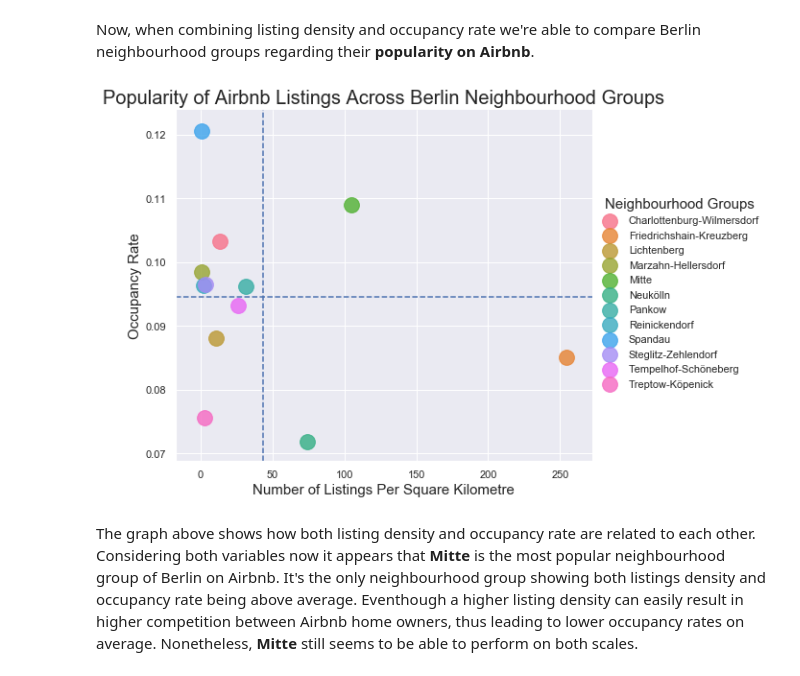
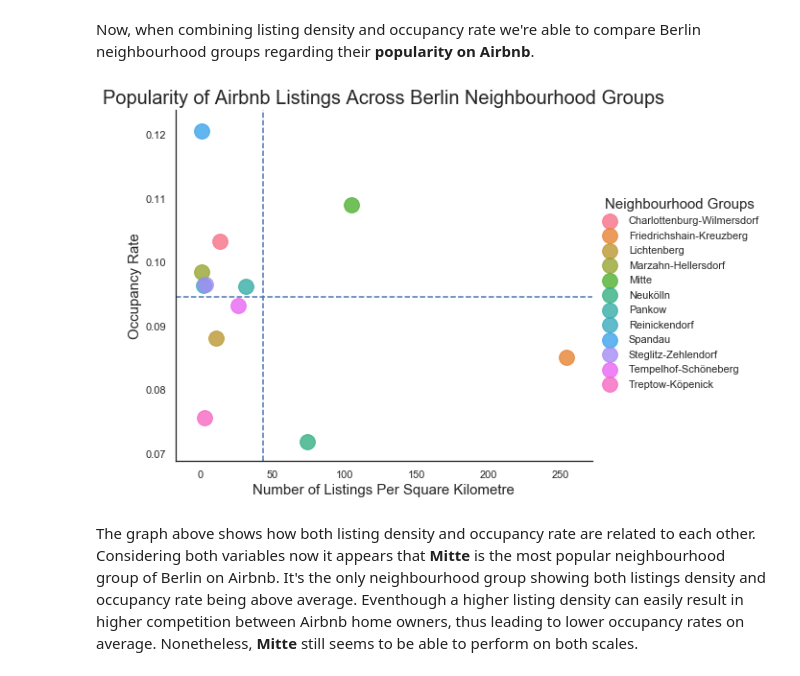
Before and after one commit to pape1412/airbnb, a Jupyter notebook: notebooks/q1_airbnb_popularity.ipynb, the cells around one changed output. Drawn from its saved outputs; the diff is of its cells as text; code cells hidden in the pictures.

```diff
--- a/notebooks/q1_airbnb_popularity.ipynb
+++ b/notebooks/q1_airbnb_popularity.ipynb
@@ -213,7 +213,7 @@ Let's __compare__ the two calculated values: __number of listings__ vs. __number
 # %%
 # Plot comparison
 fig, ax = plt.subplots(1,2, figsize = (12,6))
-sns.set(style = "darkgrid")
+sns.set(style = "white")
 sns.barplot(x="neighbourhood_group", y="num_listings", data=hood_count, ax = ax[0])
 sns.barplot(x="neighbourhood_group", y="num_listings_per_km2", data=hood_count, ax = ax[1])
 
@@ -256,7 +256,7 @@ hood_occupancy["listings_per_km2"] = hood_occupancy["num_listings"] / hood_occup
 # %%
 # Plot occupancy rate / neihbourhood group
 plt.subplots(figsize=(12,8))
-sns.set(style="darkgrid")
+sns.set(style="white")
 ax = sns.barplot(x="neighbourhood_group", y="occupancy_rate", data=hood_occupancy)
 plt.xticks(rotation=90);
 plt.title("Occupancy Rate / Neighbourhood", fontsize=20)
@@ -276,22 +276,22 @@ The occupancy rate is highest for __Spandau__  with listing being booked for __1
 Now, when combining listing density and occupancy rate we're able to compare Berlin neighbourhood groups regarding their __popularity on Airbnb__.
 # %%
 # Plot occupancy vs. listing count per square kilometre for neighbourhood groups
-sns.set(style="darkgrid")
+sns.set(style="white")
 p = sns.lmplot("listings_per_km2", "occupancy_rate", data=hood_occupancy,
                hue="neighbourhood_group", fit_reg=False,
                height=6, aspect=1.2, scatter_kws={"s": 250})
 
 # Add mean as reference line
 plt.axhline(hood_occupancy["occupancy_rate"].mean(), ls='--');
 plt.axvline(hood_occupancy["listings_per_km2"].mean(), ls='--');
 
 # Set labels
 plt.title("Popularity of Airbnb Listings Across Berlin Neighbourhood Groups", fontsize=20)
 plt.ylabel("Occupancy Rate", fontsize=15)
 plt.xlabel("Number of Listings Per Square Kilometre", fontsize=15)
 p._legend.set_title("Neighbourhood Groups")
 plt.setp(p._legend.get_title(), fontsize=15);
 # %% [output]
-[figure, old version]
+[figure, new version]
 # %% [markdown]
 The graph above shows how both listing density and occupancy rate are related to each other. Considering both variables now it appears that __Mitte__ is the most popular neighbourhood group of Berlin on Airbnb. It's the only neighbourhood group showing both listings density and occupancy rate being above average. Eventhough a higher listing density can easily result in higher competition between Airbnb home owners, thus leading to lower occupancy rates on average. Nonetheless, __Mitte__ still seems to be able to perform on both scales.
```
Also changed, not shown: parts of 3 cells of this notebook.
